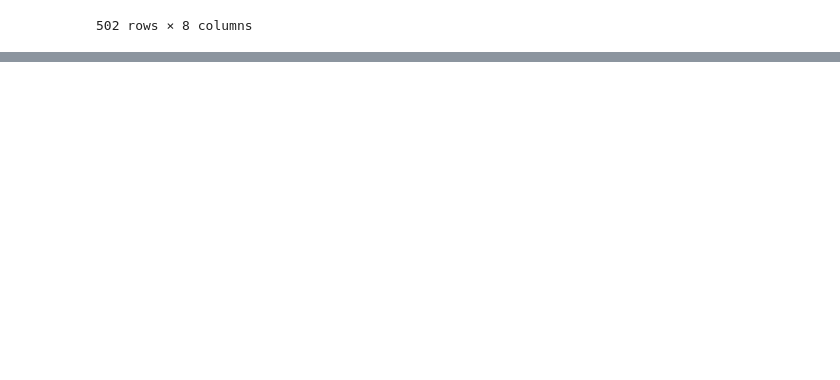
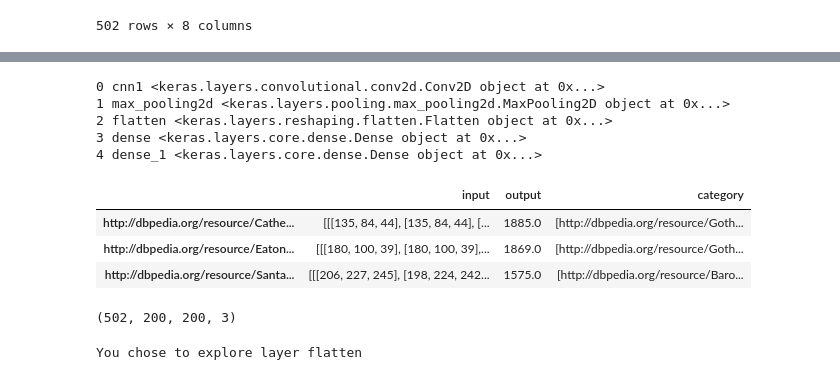
Before and after one commit to MHaurel/nn-concept-interpreter, a Jupyter notebook: visualizer/Church-CNN.ipynb, the cells around one changed output, grey strips where cells are left out. Saved outputs shown, nothing was run; the diff lists cells and outputs as text; code cells hidden in the pictures; blank space fills up the shorter version.

```diff
--- a/visualizer/Church-CNN.ipynb
+++ b/visualizer/Church-CNN.ipynb
@@ -307,0 +388,27 @@ dfs
+# %%
+for i, layer in enumerate(model.layers):
+    print(i, layer.name, layer)
+# %% [output]
+0 cnn1 <keras.layers.convolutional.conv2d.Conv2D object at 0x...>
+1 max_pooling2d <keras.layers.pooling.max_pooling2d.MaxPooling2D object at 0x...>
+2 flatten <keras.layers.reshaping.flatten.Flatten object at 0x...>
+3 dense <keras.layers.core.dense.Dense object at 0x...>
+4 dense_1 <keras.layers.core.dense.Dense object at 0x...>
+# %%
+df = pd.read_json('./data/church_ds.json')
+df.head(3)
+# %% [output]
+|  | input | output | category |
+| http://dbpedia.org/resource/Cathe... | [[[135, 84, 44], [135, 84, 44], [... | 1885.0 | [http://dbpedia.org/resource/Goth... |
+| http://dbpedia.org/resource/Eaton... | [[[180, 100, 39], [180, 100, 39],... | 1869.0 | [http://dbpedia.org/resource/Goth... |
+| http://dbpedia.org/resource/Santa... | [[[206, 227, 245], [198, 224, 242... | 1575.0 | [http://dbpedia.org/resource/Baro... |
+# %%
+inputs = np.array([np.array(x) for x in df.input])
+inputs.shape
+# %% [output]
+(502, 200, 200, 3)
+# %%
+layer_to_explore = 2
+print(f"You chose to explore layer {model.layers[layer_to_explore].name}")
+# %% [output]
+You chose to explore layer flatten
```
Also changed, not shown: parts of 21 cells of this notebook, 3 other files.
